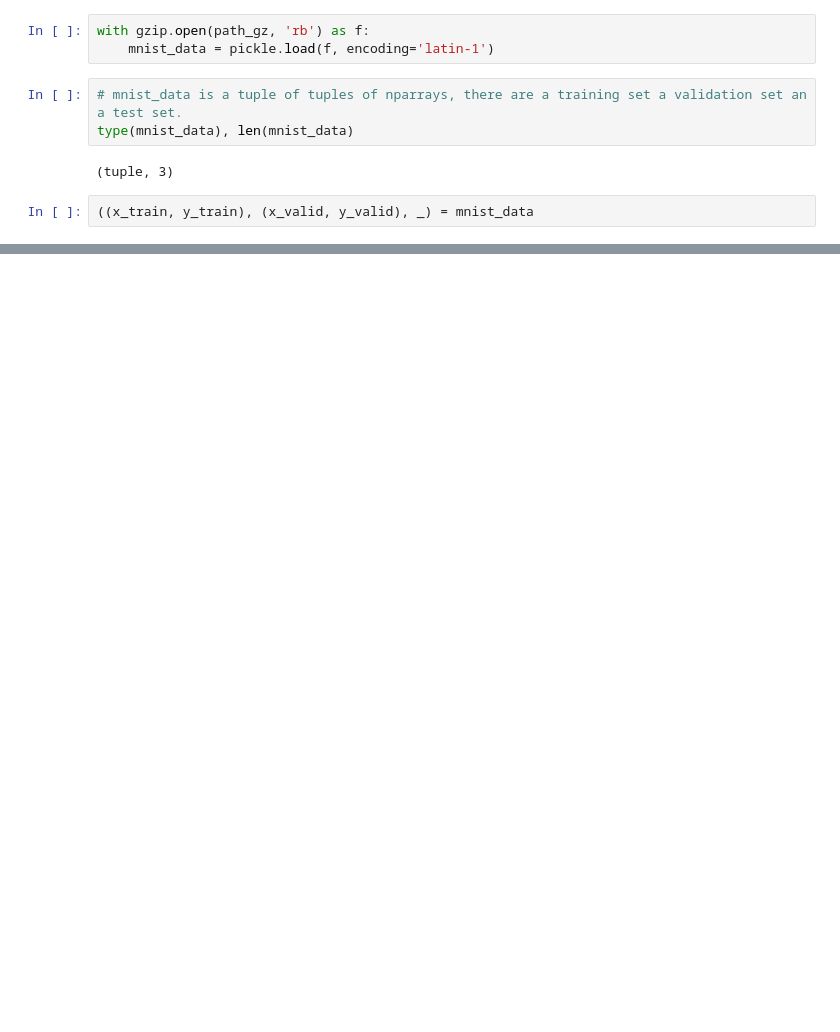
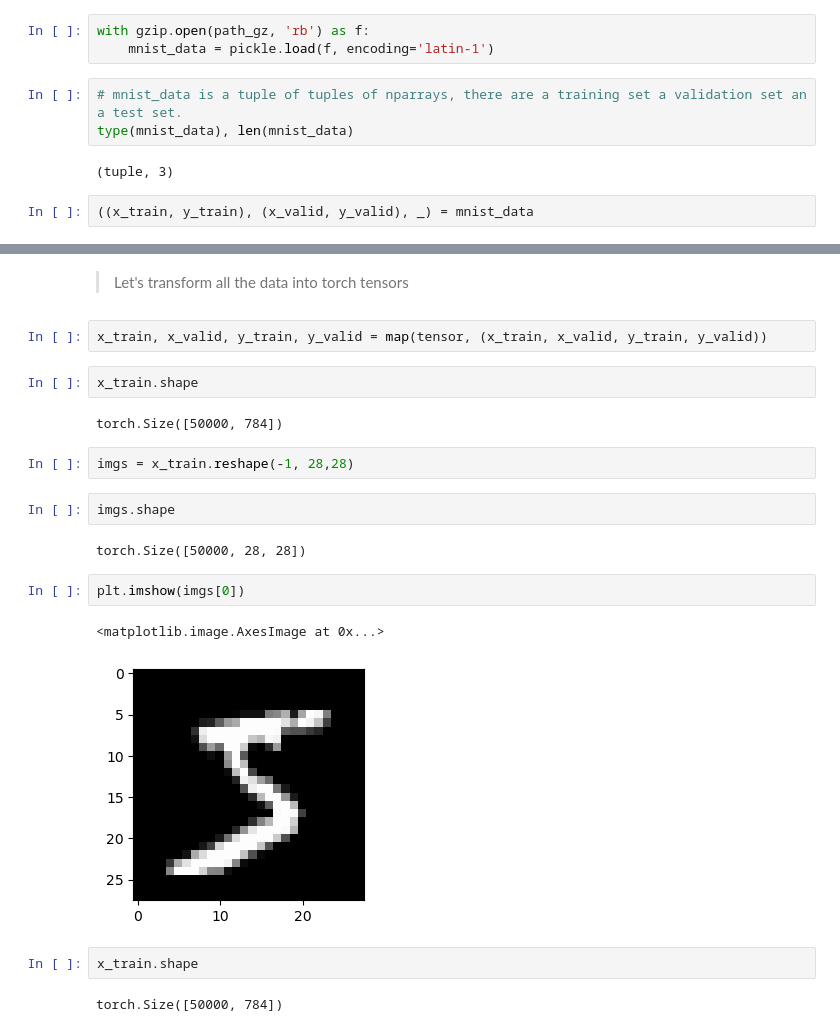
Before and after one commit to Ryvikk/build-miniai, a Jupyter notebook: nbs/01_.ipynb, the cells around one changed output, grey strips where cells are left out. Saved outputs shown, nothing was run; the diff lists cells and outputs as text; blank space fills up the shorter version.

```diff
--- a/nbs/01_.ipynb
+++ b/nbs/01_.ipynb
@@ -37,0 +214,23 @@ x_train.shape
+# %% [markdown]
+> Let's transform all the data into torch tensors
+# %%
+x_train, x_valid, y_train, y_valid = map(tensor, (x_train, x_valid, y_train, y_valid))
+# %%
+x_train.shape
+# %% [output]
+torch.Size([50000, 784])
+# %%
+imgs = x_train.reshape(-1, 28,28)
+# %%
+imgs.shape
+# %% [output]
+torch.Size([50000, 28, 28])
+# %%
+plt.imshow(imgs[0])
+# %% [output]
+<matplotlib.image.AxesImage at 0x...>
+[figure, added]
+# %%
+x_train.shape
+# %% [output]
+torch.Size([50000, 784])
```
Also changed, not shown: parts of 155 cells of this notebook.
